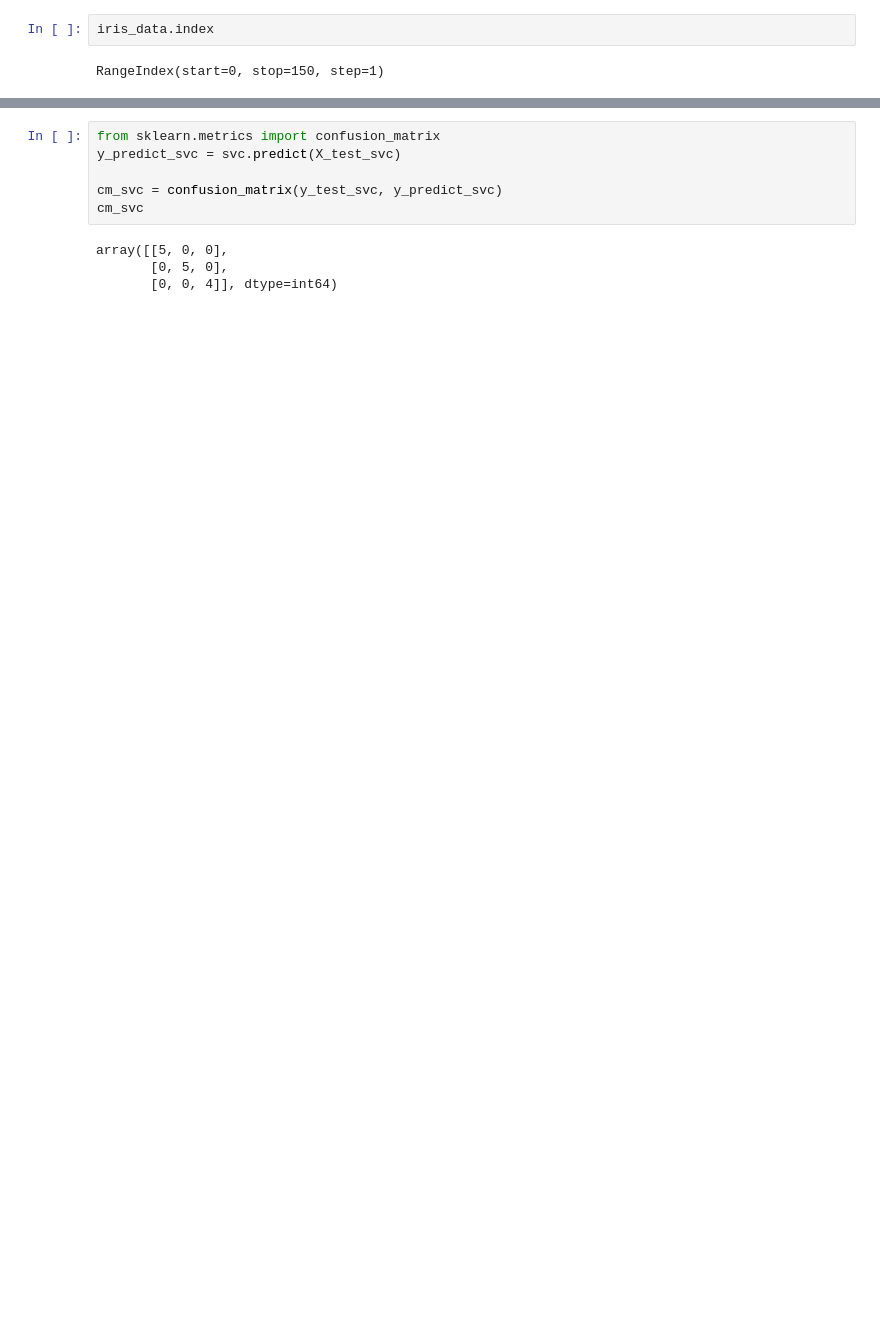
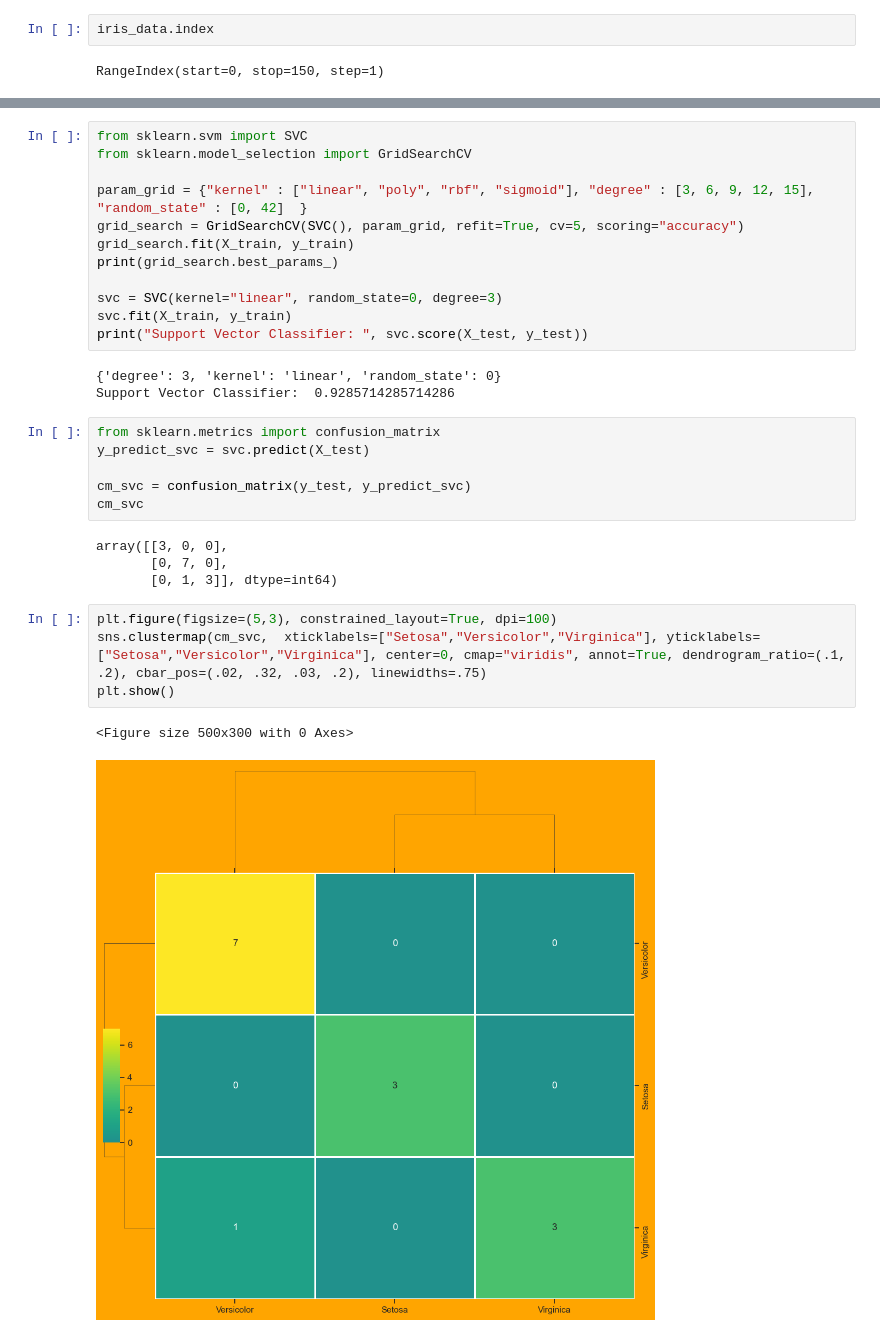
Before and after one commit to OkinoLeiba/Confusion_Matrix_Cookbook, a Jupyter notebook: iris_confusion_matrix/iris_cm-1.ipynb, the cells around one changed output, grey strips where cells are left out. Cells and saved outputs as stored; diff of their text form; blank space fills up the shorter version.

```diff
--- a/iris_confusion_matrix/iris_cm-1.ipynb
+++ b/iris_confusion_matrix/iris_cm-1.ipynb
@@ -124,10 +206,32 @@ Support Vector Classifier:  1.0
+# %%
+from sklearn.svm import SVC
+from sklearn.model_selection import GridSearchCV
+
+param_grid = {"kernel" : ["linear", "poly", "rbf", "sigmoid"], "degree" : [3, 6, 9, 12, 15], "random_state" : [0, 42]  }
+grid_search = GridSearchCV(SVC(), param_grid, refit=True, cv=5, scoring="accuracy")
+grid_search.fit(X_train, y_train)
+print(grid_search.best_params_)
+
+svc = SVC(kernel="linear", random_state=0, degree=3)
+svc.fit(X_train, y_train)
+print("Support Vector Classifier: ", svc.score(X_test, y_test))
+# %% [output]
+{'degree': 3, 'kernel': 'linear', 'random_state': 0}
+Support Vector Classifier:  0.9285714285714286
 # %%
 from sklearn.metrics import confusion_matrix
-y_predict_svc = svc.predict(X_test_svc)
+y_predict_svc = svc.predict(X_test)
 
-cm_svc = confusion_matrix(y_test_svc, y_predict_svc)
+cm_svc = confusion_matrix(y_test, y_predict_svc)
 cm_svc
 # %% [output]
-array([[5, 0, 0],
-       [0, 5, 0],
-       [0, 0, 4]], dtype=int64)
+array([[3, 0, 0],
+       [0, 7, 0],
+       [0, 1, 3]], dtype=int64)
+# %%
+plt.figure(figsize=(5,3), constrained_layout=True, dpi=100)
+sns.clustermap(cm_svc,  xticklabels=["Setosa","Versicolor","Virginica"], yticklabels=["Setosa","Versicolor","Virginica"], center=0, cmap="viridis", annot=True, dendrogram_ratio=(.1, .2), cbar_pos=(.02, .32, .03, .2), linewidths=.75)
+plt.show()
+# %% [output]
+<Figure size 500x300 with 0 Axes>
+[figure, added]
```
Also changed, not shown: parts of 29 cells of this notebook, 20 other files.
